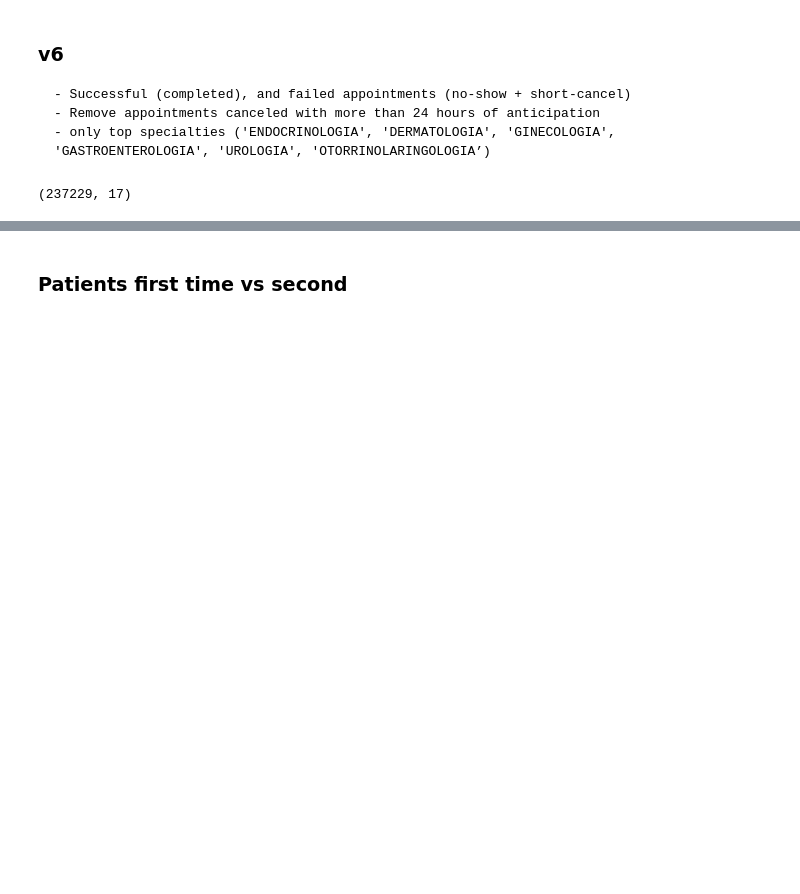
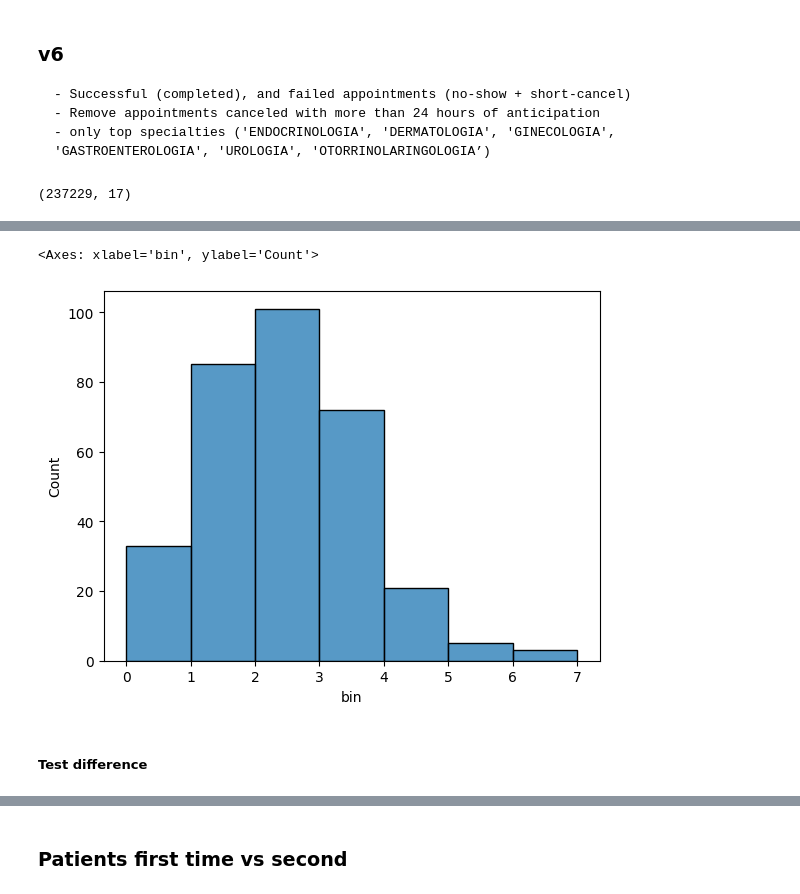
Before and after one commit to robperch/IEOR_Capstone, a Jupyter notebook: notebooks/pipeline/dataset_gen.ipynb, the cells around one changed output, grey strips where cells are left out. Drawn from its saved outputs; the diff is of its cells as text; code cells hidden in the pictures; blank space fills up the shorter version.

```diff
--- a/notebooks/pipeline/dataset_gen.ipynb
+++ b/notebooks/pipeline/dataset_gen.ipynb
@@ -974,0 +1288,13 @@ dv6.shape
+# %%
+n = 320
+# %%
+dfbin = pd.DataFrame(
+    np.linspace(1, n, n)
+)
+# %%
+dfbin['bin'] = dfbin[0].apply(lambda x: x*0 + np.random.binomial(12, 0.161))
+# %%
+sns.histplot(data=dfbin, x='bin', binwidth=1)
+# %% [output]
+<Axes: xlabel='bin', ylabel='Count'>
+[figure, added]
@@ -974,0 +1303,2 @@ dv6.shape
+# %% [markdown]
+##### Test difference
```
Also changed, not shown: parts of 41 cells of this notebook, 1 other file.
